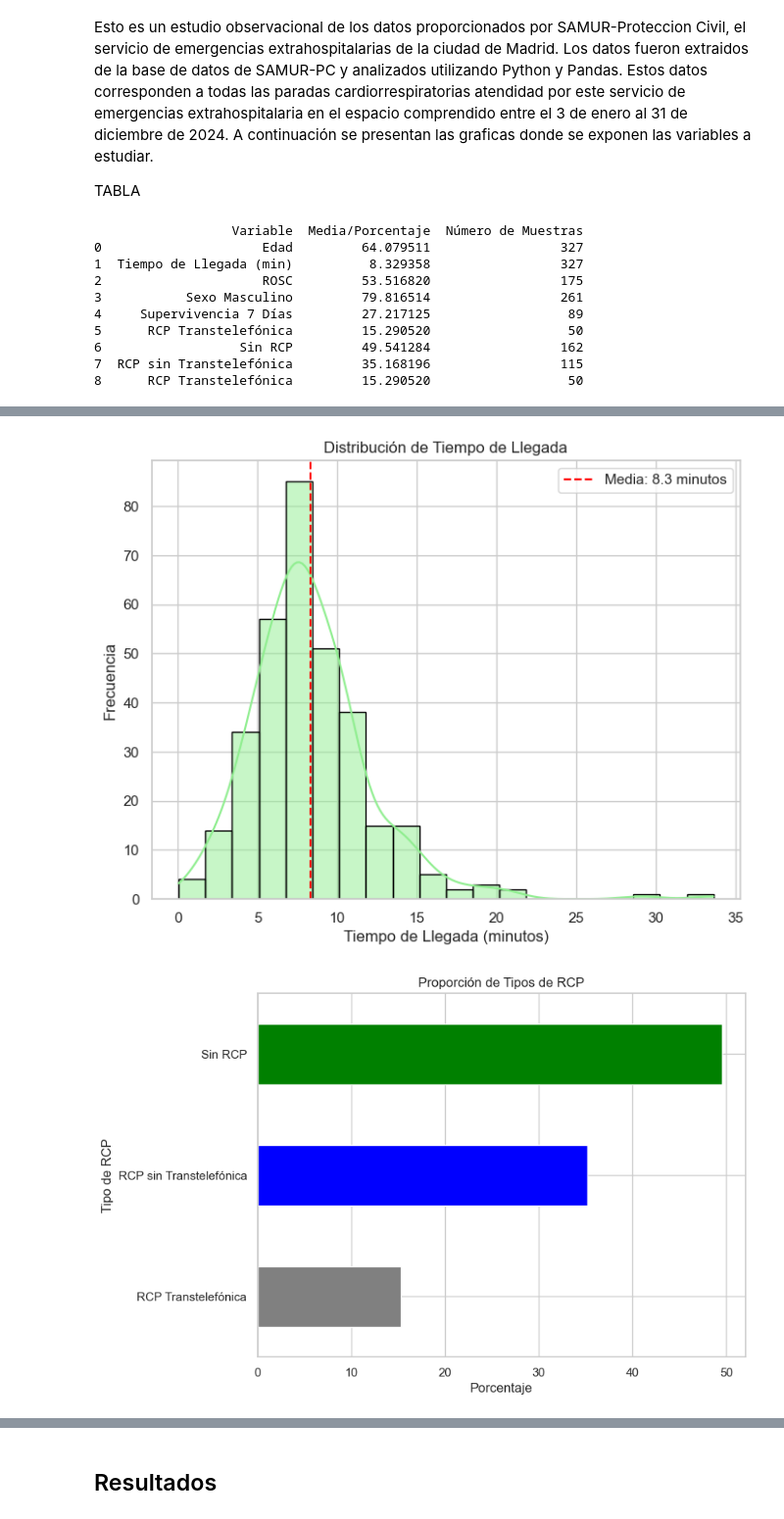
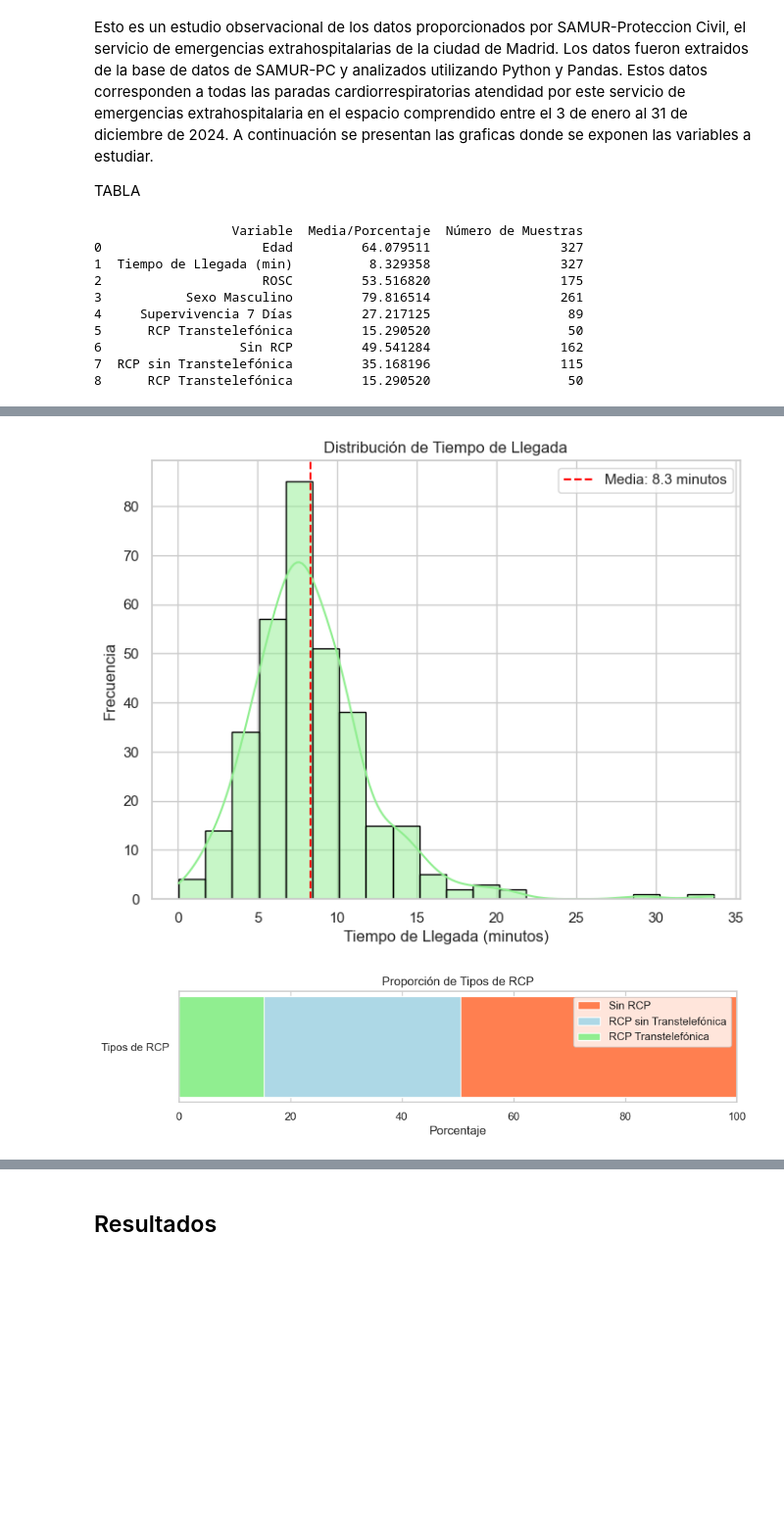
Before and after one commit to miguelrzazo/over-the-phone-cpr-samur, a Jupyter notebook: notebooks/03_paperdraft.ipynb, the cells around one changed output, grey strips where cells are left out. Shown at 98% size. Saved outputs shown, nothing was run; the diff lists cells and outputs as text; code cells hidden in the pictures; blank space fills up the shorter version.

Commit message:
upload first images

```diff
--- a/notebooks/03_paperdraft.ipynb
+++ b/notebooks/03_paperdraft.ipynb
@@ -18,6 +18,7 @@ TABLA
 import pandas as pd
 import matplotlib.pyplot as plt
 import seaborn as sns
+import os
 
 # Load the dataset
 data_path = '/Users/miguel/Desktop/SAMUR/RCP Transtelefonica/data/cleaned_data.csv'
@@ -33,46 +34,13 @@ rcp_types = {
     'RCP Transtelefónica': (data['RCP_TRANSTELEFONICA']).mean() * 100
 }
 
-# Summary statistics
-summary = {
-    'Variable': ['Edad', 'Tiempo de Llegada (min)', 'ROSC', 'Sexo Masculino', 'Supervivencia 7 Días', 'RCP Transtelefónica', 'Sin RCP', 'RCP sin Transtelefónica', 'RCP Transtelefónica'],
-    'Media/Porcentaje': [
-        data['EDAD'].mean(),
-        data['TIEMPO_LLEGADA_MINUTOS'].mean(),
-        data['ROSC'].mean() * 100,
-        (data['SEXO'] == 'Masculino').mean() * 100,
-        data['SOBREVIVE_7DIAS'].mean() * 100,
-        data['RCP_TRANSTELEFONICA'].mean() * 100,
-        rcp_types['Sin RCP'],
-        rcp_types['RCP sin Transtelefónica'],
-        rcp_types['RCP Transtelefónica']
-    ],
-    'Número de Muestras': [
-        len(data),
-        len(data),
-        data['ROSC'].sum(),
-        (data['SEXO'] == 'Masculino').sum(),
-        data['SOBREVIVE_7DIAS'].sum(),
-        data['RCP_TRANSTELEFONICA'].sum(),
-        ((~data['RCP_TRANSTELEFONICA']) & (~data['RCP_EN_LLEGADA'])).sum(),
-        ((data['RCP_EN_LLEGADA']) & (~data['RCP_TRANSTELEFONICA'])).sum(),
-        data['RCP_TRANSTELEFONICA'].sum()
-    ]
-}
-summary_df = pd.DataFrame(summary)
+# Calculate ROSC and survival percentages
+rosc_percentage = data['ROSC'].mean() * 100
+survival_percentage = data['SOBREVIVE_7DIAS'].mean() * 100
 
-# Display the summary table
-print(summary_df)
-
-# Save the summary table as a CSV
-import os
-
-# Ensure the directory exists
-output_dir = '../../proyecto/figures'
+# Ensure the output directory exists
+output_dir = '/Users/miguel/Desktop/SAMUR/RCP Transtelefonica/proyecto/figures'
 os.makedirs(output_dir, exist_ok=True)
-
-# Save the summary table as a CSV
-summary_df.to_csv(os.path.join(output_dir, 'summary_table.csv'), index=False)
 
 # Visualizations
 sns.set(style='whitegrid')
@@ -85,50 +53,56 @@ plt.title('Distribución de Edad')
 plt.xlabel('Edad (años)')
 plt.ylabel('Frecuencia')
 plt.legend()
-plt.savefig('../../proyecto/figures/hist_edad_con_media.png')
+plt.savefig(os.path.join(output_dir, 'hist_edad_con_media.png'))
 plt.show()
 
 # Time to arrival distribution in minutes with mean line
 plt.figure(figsize=(8, 6))
 sns.histplot(data['TIEMPO_LLEGADA_MINUTOS'], bins=20, kde=True, color='lightgreen', edgecolor='black')
 plt.axvline(data['TIEMPO_LLEGADA_MINUTOS'].mean(), color='red', linestyle='--', label=f"Media: {data['TIEMPO_LLEGADA_MINUTOS'].mean():.1f} minutos")
 plt.title('Distribución de Tiempo de Llegada')
 plt.xlabel('Tiempo de Llegada (minutos)')
 plt.ylabel('Frecuencia')
 plt.legend()
-plt.savefig('../../proyecto/figures/hist_tiempo_llegada_con_media.png')
+plt.savefig(os.path.join(output_dir, 'hist_tiempo_llegada_con_media.png'))
 plt.show()
 
-# Horizontal bar plot for RCP types
-plt.figure(figsize=(8, 6))
-rcp_types_series = pd.Series(rcp_types)
-rcp_types_series.sort_values().plot(kind='barh', color=['gray', 'blue', 'green'])
+# Single horizontal bar chart for RCP types
+plt.figure(figsize=(10, 2))
+plt.barh(['Tipos de RCP'], [100], color='coral', label='Sin RCP')
+plt.barh(['Tipos de RCP'], [rcp_types['RCP sin Transtelefónica'] + rcp_types['RCP Transtelefónica']],
+         color='lightblue', label='RCP sin Transtelefónica')
+plt.barh(['Tipos de RCP'], [rcp_types['RCP Transtelefónica']],
+         color='lightgreen', label='RCP Transtelefónica')
 plt.title('Proporción de Tipos de RCP')
 plt.xlabel('Porcentaje')
-plt.ylabel('Tipo de RCP')
-plt.savefig('../../proyecto/figures/bar_rcp_tipos.png')
+plt.xlim(0, 100)
+plt.legend(loc='upper right')
+plt.savefig(os.path.join(output_dir, 'single_bar_rcp_tipos.png'))
 plt.show()
 
-# Horizontal bar plot for ROSC and survival
-rosc_survival = data[['ROSC', 'SOBREVIVE_7DIAS']].mean() * 100
-plt.figure(figsize=(8, 6))
-rosc_survival.sort_values().plot(kind='barh', color=['orange', 'purple'])
-plt.title('Porcentaje de ROSC y Supervivencia a 7 Días')
+# Single horizontal bar chart for ROSC, survival, and Exitus
+plt.figure(figsize=(10, 2))
+plt.barh(['ROSC, Supervivencia y Exitus'], [100], color='lightcoral', label='Exitus')
+plt.barh(['ROSC, Supervivencia y Exitus'], [rosc_percentage + survival_percentage], color='cornflowerblue', label='ROSC')
+plt.barh(['ROSC, Supervivencia y Exitus'], [survival_percentage], color='lightblue', label='Supervivencia a 7 Días')
+plt.title('Porcentaje de ROSC, Supervivencia a 7 Días y Exitus')
 plt.xlabel('Porcentaje')
-plt.ylabel('Indicador')
-plt.savefig('../../proyecto/figures/bar_rosc_survival_horizontal.png')
+plt.xlim(0, 100)
+plt.legend(loc='upper right')
+plt.savefig(os.path.join(output_dir, 'single_bar_rosc_survival_exitus.png'))
 plt.show()
 # %% [output]
                   Variable  Media/Porcentaje  Número de Muestras
 0                     Edad         64.079511                 327
 1  Tiempo de Llegada (min)          8.329358                 327
 2                     ROSC         53.516820                 175
 3           Sexo Masculino         79.816514                 261
 4     Supervivencia 7 Días         27.217125                  89
 5      RCP Transtelefónica         15.290520                  50
 6                  Sin RCP         49.541284                 162
 7  RCP sin Transtelefónica         35.168196                 115
 8      RCP Transtelefónica         15.290520                  50
 [figure]
 [figure]
-[figure, old version]
+[figure, new version]
```
Also changed, not shown: parts of 1 cell of this notebook, 4 other files.
